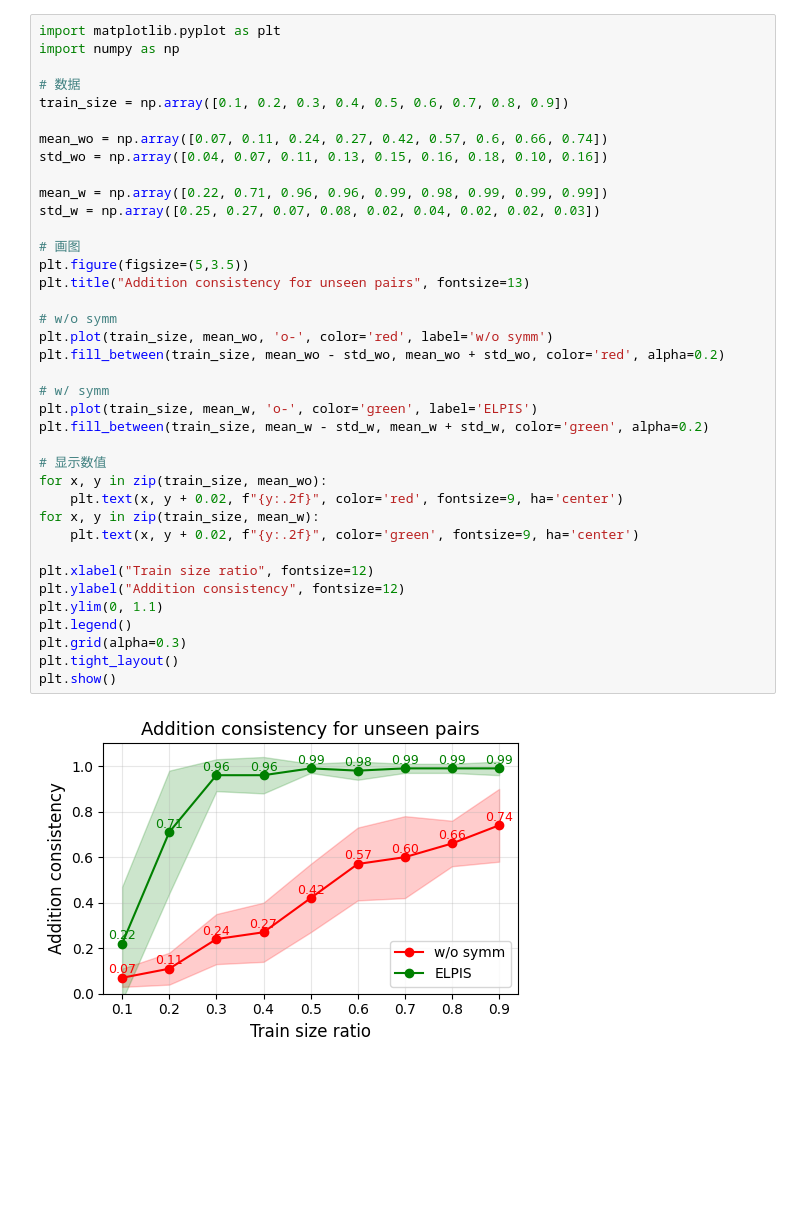
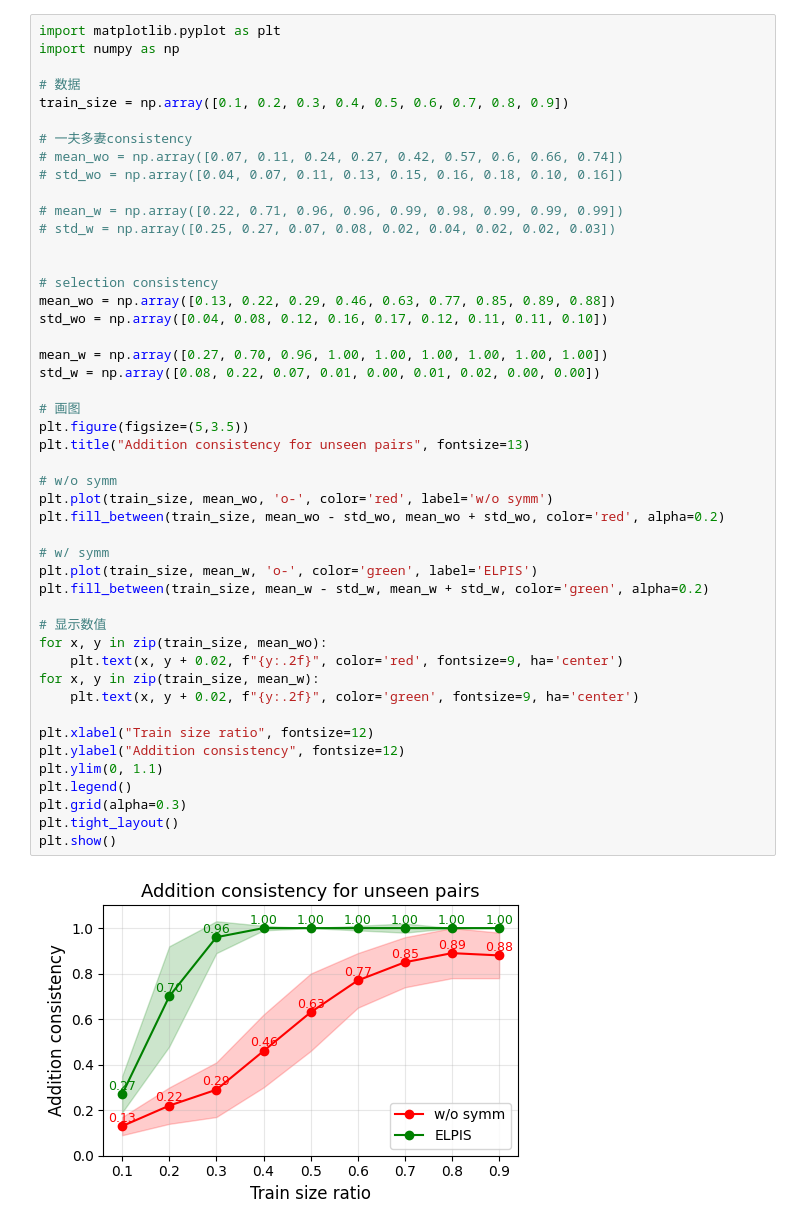
Before and after one commit to XuanjieLiu/S3Plus, a Jupyter notebook: LM_align/plots/plot_train_size_ablate.ipynb, the cells around one changed output. Cells and saved outputs as stored; diff of their text form; blank space fills up the shorter version.

```diff
--- a/LM_align/plots/plot_train_size_ablate.ipynb
+++ b/LM_align/plots/plot_train_size_ablate.ipynb
@@ -5,36 +5,45 @@ import numpy as np
 # 数据
 train_size = np.array([0.1, 0.2, 0.3, 0.4, 0.5, 0.6, 0.7, 0.8, 0.9])
 
-mean_wo = np.array([0.07, 0.11, 0.24, 0.27, 0.42, 0.57, 0.6, 0.66, 0.74])
-std_wo = np.array([0.04, 0.07, 0.11, 0.13, 0.15, 0.16, 0.18, 0.10, 0.16])
+# 一夫多妻consistency
+# mean_wo = np.array([0.07, 0.11, 0.24, 0.27, 0.42, 0.57, 0.6, 0.66, 0.74])
+# std_wo = np.array([0.04, 0.07, 0.11, 0.13, 0.15, 0.16, 0.18, 0.10, 0.16])
 
-mean_w = np.array([0.22, 0.71, 0.96, 0.96, 0.99, 0.98, 0.99, 0.99, 0.99])
-std_w = np.array([0.25, 0.27, 0.07, 0.08, 0.02, 0.04, 0.02, 0.02, 0.03])
+# mean_w = np.array([0.22, 0.71, 0.96, 0.96, 0.99, 0.98, 0.99, 0.99, 0.99])
+# std_w = np.array([0.25, 0.27, 0.07, 0.08, 0.02, 0.04, 0.02, 0.02, 0.03])
+
+
+# selection consistency
+mean_wo = np.array([0.13, 0.22, 0.29, 0.46, 0.63, 0.77, 0.85, 0.89, 0.88])
+std_wo = np.array([0.04, 0.08, 0.12, 0.16, 0.17, 0.12, 0.11, 0.11, 0.10])
+
+mean_w = np.array([0.27, 0.70, 0.96, 1.00, 1.00, 1.00, 1.00, 1.00, 1.00])
+std_w = np.array([0.08, 0.22, 0.07, 0.01, 0.00, 0.01, 0.02, 0.00, 0.00])
 
 # 画图
 plt.figure(figsize=(5,3.5))
 plt.title("Addition consistency for unseen pairs", fontsize=13)
 
 # w/o symm
 plt.plot(train_size, mean_wo, 'o-', color='red', label='w/o symm')
 plt.fill_between(train_size, mean_wo - std_wo, mean_wo + std_wo, color='red', alpha=0.2)
 
 # w/ symm
 plt.plot(train_size, mean_w, 'o-', color='green', label='ELPIS')
 plt.fill_between(train_size, mean_w - std_w, mean_w + std_w, color='green', alpha=0.2)
 
 # 显示数值
 for x, y in zip(train_size, mean_wo):
     plt.text(x, y + 0.02, f"{y:.2f}", color='red', fontsize=9, ha='center')
 for x, y in zip(train_size, mean_w):
     plt.text(x, y + 0.02, f"{y:.2f}", color='green', fontsize=9, ha='center')
 
 plt.xlabel("Train size ratio", fontsize=12)
 plt.ylabel("Addition consistency", fontsize=12)
 plt.ylim(0, 1.1)
 plt.legend()
 plt.grid(alpha=0.3)
 plt.tight_layout()
 plt.show()
 # %% [output]
-[figure, old version]
+[figure, new version]
```
Also changed, not shown: 8 other files.
